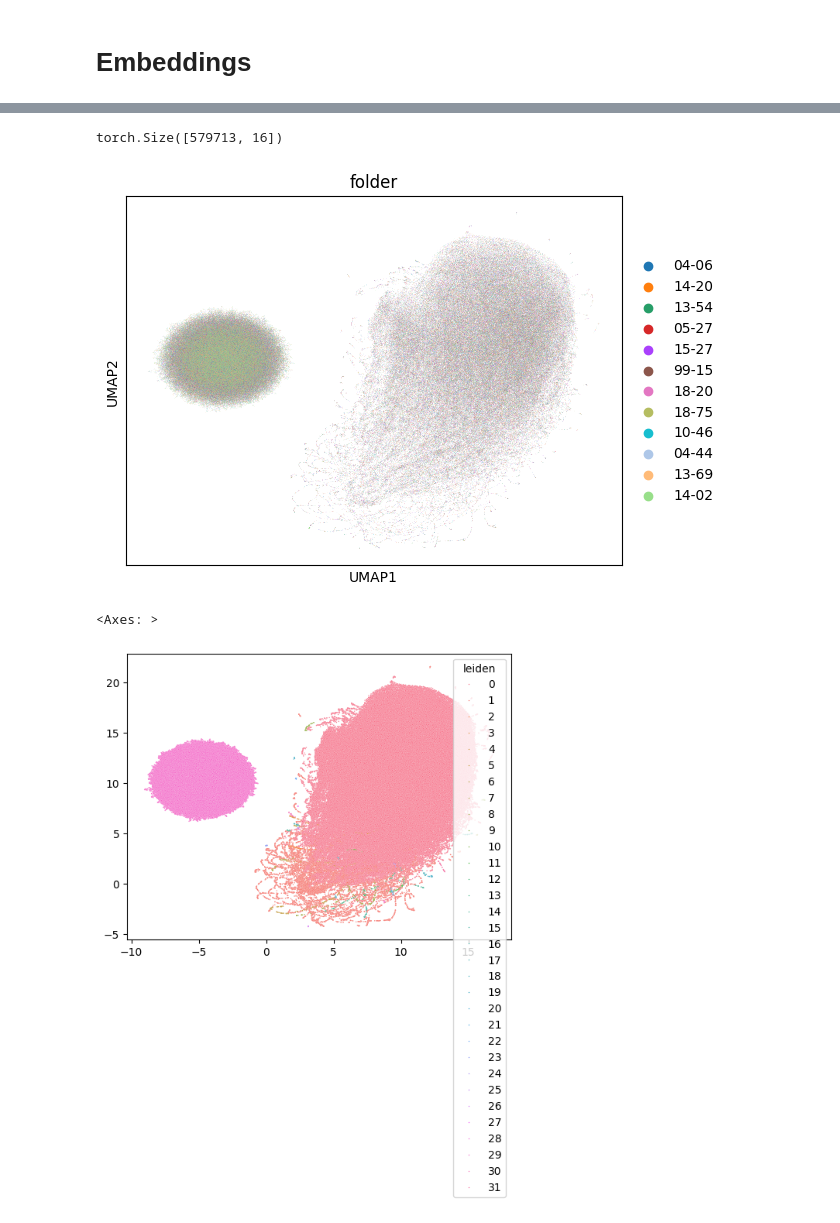
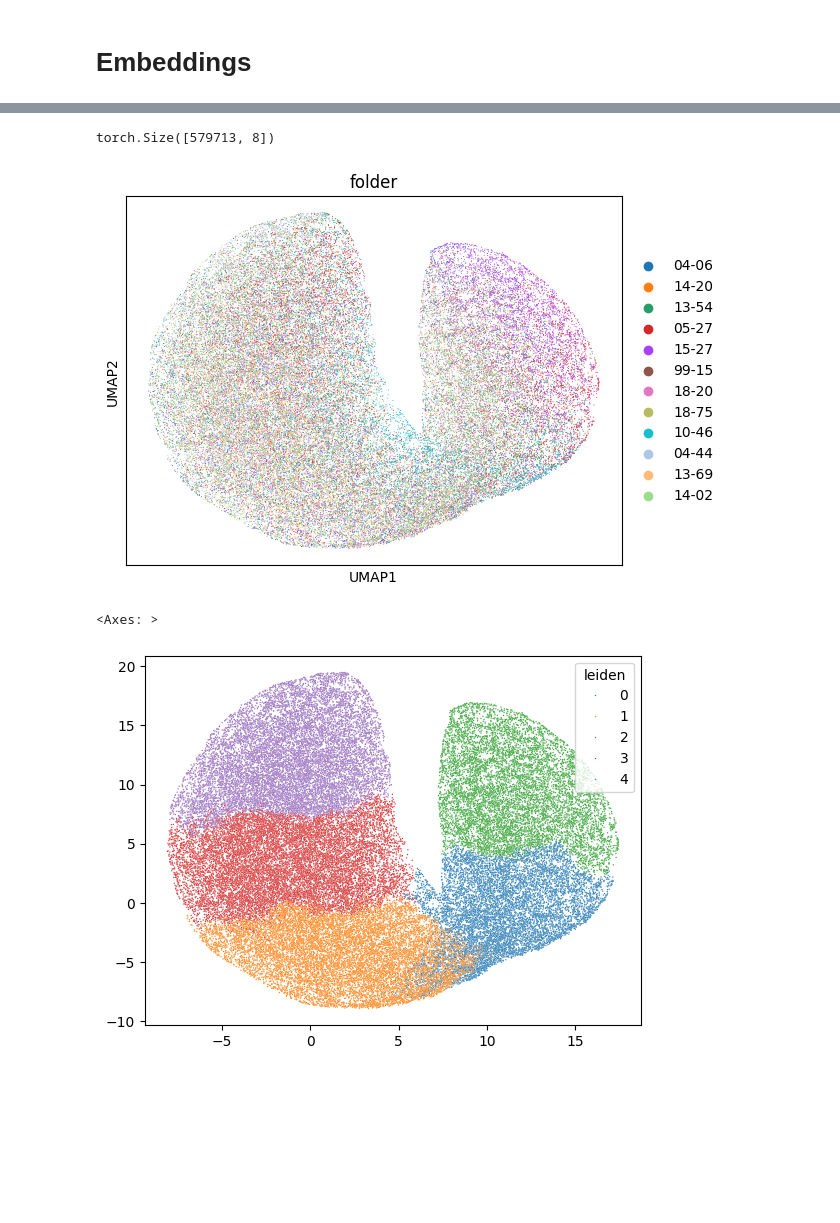
Before and after one commit to jhaberbe/TokenGT, a Jupyter notebook: notebook/embeddings.ipynb, the cells around one changed output, grey strips where cells are left out. Cells and saved outputs as stored; diff of their text form; code cells hidden in the pictures; blank space fills up the shorter version.

```diff
--- a/notebook/embeddings.ipynb
+++ b/notebook/embeddings.ipynb
@@ -730,4 +740,4 @@ model = SpatialTransformerFlow(
 optimizer = Adam(model.parameters(), lr=1e-4)
 
 # --- DataLoader ---
-loader = DataLoader(spatial_embedding_dataset, batch_size=2048, shuffle=True)
+loader = DataLoader(spatial_embedding_dataset, batch_size=4096*2, shuffle=True)
@@ -736,7 +748,7 @@ from torch.utils.tensorboard import SummaryWriter
 import os
 
 # Create a logs directory (TensorBoard will read from here)
-log_dir = "runs/spatial_transformer_experiment"
+log_dir = "runs/kanna-chameleon"
 writer = SummaryWriter(log_dir=log_dir)
 # %%
 import torch
@@ -893,16 +915,19 @@ def extract_cls_latents(model, loader, device="cuda"):
 
     return torch.cat(all_latents, dim=0)
 
-cls_latents = extract_cls_latents(model, loader, device=device)
+
+unshuffled_loader = DataLoader(spatial_embedding_dataset, batch_size=4096*2, shuffle=False)
+cls_latents = extract_cls_latents(model, unshuffled_loader, device=device)
 print(cls_latents.shape)  # (N, embedding_dim)
 # %% [output]
-torch.Size([579713, 16])
+torch.Size([579713, 8])
 # %%
 adata.obsm["latent_representation"] = cls_latents.detach().cpu().numpy()
 # %%
-# sc.pp.neighbors(adata, use_rep="latent_representation")
-# sc.tl.umap(adata)
-sc.pl.umap(adata, color="folder")
+test_adata = adata[::10].copy()
+sc.pp.neighbors(test_adata, use_rep="latent_representation")
+sc.tl.umap(test_adata)
+sc.pl.umap(test_adata, color="folder")
 # %% [output]
-[figure, old version]
+[figure, new version]
 # %%
@@ -910,14 +935,14 @@ sc.tl.leiden(adata, resolution=0.1, flavor="igraph", n_iterations=2)
 # %%
 import seaborn as sns
 sns.scatterplot(
-    x=adata.obsm["X_umap"][:, 0],
-    y=adata.obsm["X_umap"][:, 1],
-    hue=adata.obs["leiden"],
+    x=test_adata.obsm["X_umap"][:, 0],
+    y=test_adata.obsm["X_umap"][:, 1],
+    hue=test_adata.obs["leiden"],
     s=1
 )
 # %% [output]
 <Axes: >
-[figure, old version]
+[figure, new version]
 # %%
 import matplotlib.pyplot as plt
 
```
Also changed, not shown: parts of 10 cells of this notebook.
